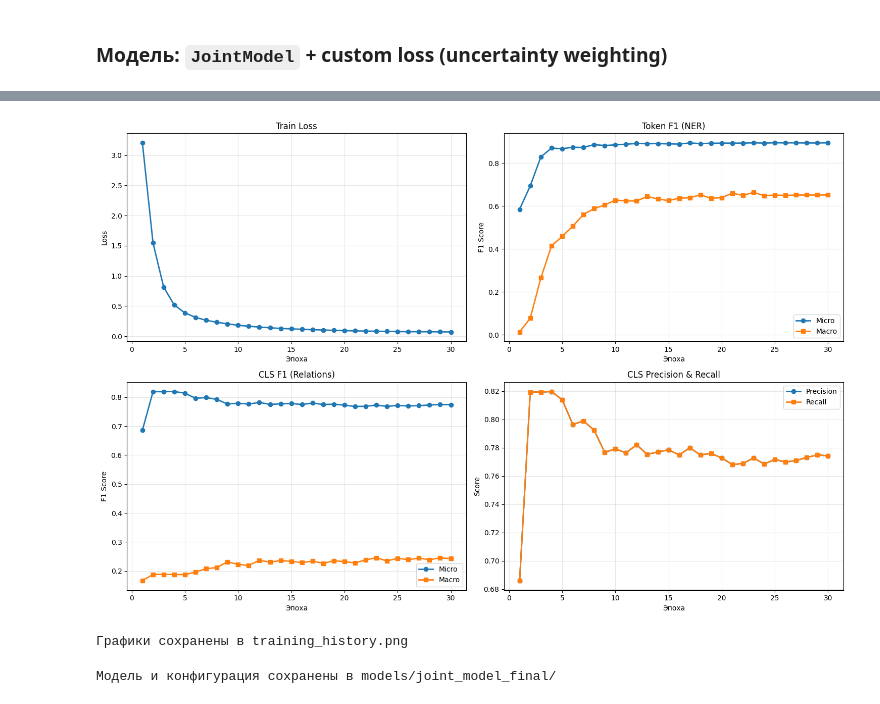
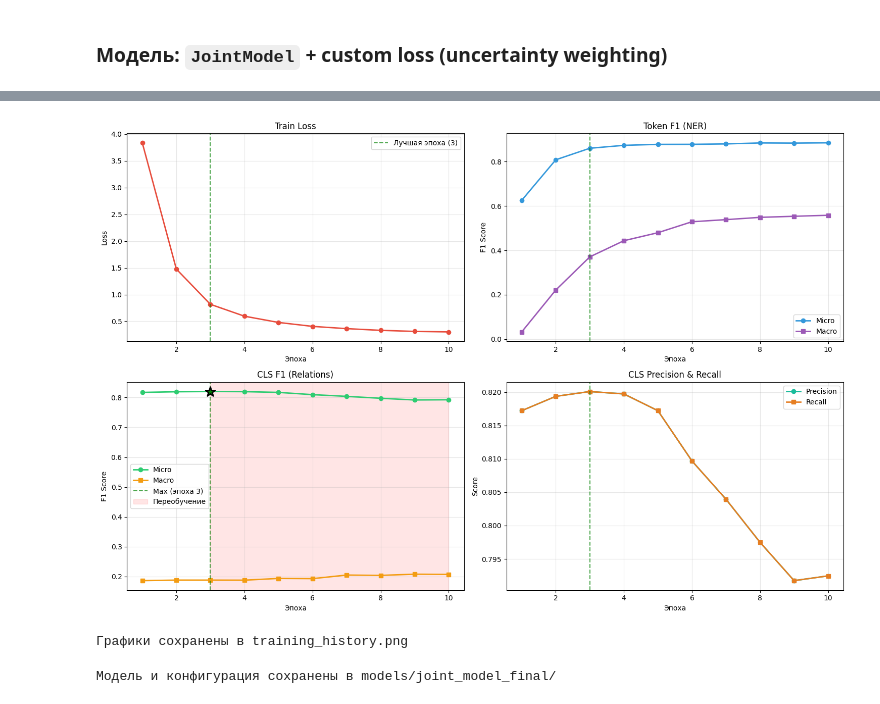
Before and after one commit to AlexandraVanpaga/ner_and_relations_news_ru, a Jupyter notebook: NEREL_MultiTask_Notebook.ipynb, the cells around one changed output, grey strips where cells are left out. Drawn from its saved outputs; the diff is of its cells as text; code cells hidden in the pictures.

Commit message:
final improvements for f1 micro

```diff
--- a/NEREL_MultiTask_Notebook.ipynb
+++ b/NEREL_MultiTask_Notebook.ipynb
@@ -946,7 +946,7 @@ class JointModel(nn.Module):
                  use_uncertainty_weight=True,
                  use_focal_loss=True,
                  focal_gamma_token=2.0,
-                 focal_gamma_cls=1.5,
+                 focal_gamma_cls=2.0,
                  focal_alpha=1.0):
         super().__init__()
 
@@ -1114,8 +1114,8 @@ model = JointModel(
     use_uncertainty_weight=True,
     use_focal_loss=True,
     focal_gamma_token=2.0,  #  Focal Loss для NER
-    focal_gamma_cls=1.5,    #  Focal Loss для CLS
-    focal_alpha=1.0
+    focal_gamma_cls=2.0,    #  Focal Loss для CLS
+    focal_alpha=1.5
 ).to(device)
 
 print("Модель создана с Focal Loss для обеих задач!")
@@ -1137,7 +1137,7 @@ Some weights of the model checkpoint at DeepPavlov/rubert-base-cased were not us
 
 # Гиперпараметры
 learning_rate = 2e-5
-num_epochs = 30
+num_epochs = 10
 warmup_ratio = 0.1
 max_grad_norm = 1.0
 
@@ -1563,6 +1418,9 @@ CLS метрики:
 # %%
 #  ФИНАЛЬНАЯ ОЦЕНКА НА TEST
+
+print("\n" + "="*70)
 print("ФИНАЛЬНАЯ ОЦЕНКА НА TEST SET")
+print("="*70)
 
 # NER
 print("\nNER Задача:")
@@ -1576,6 +1434,7 @@ unique_labels = sorted(set(ner_test_metrics['y_true'] + ner_test_metrics['y_pred
 target_names = [id2label[i] for i in unique_labels]
 
 print("\nДетальный отчёт по классам:")
+from sklearn.metrics import classification_report
 print(classification_report(
     ner_test_metrics['y_true'],
     ner_test_metrics['y_pred'],
@@ -1586,7 +1445,7 @@ print(classification_report(
 ))
 
 # CLS
-print("\nCLS Задача (классификация отношений):")
+print("\n CLS Задача (классификация отношений):")
 cls_test_metrics = evaluate_cls(model, test_dataloader, device)
 
 print(f"CLS F1 (micro): {cls_test_metrics['cls_f1_micro']:.4f}")
@@ -1595,37 +1454,70 @@ print(f"Precision: {cls_test_metrics['cls_precision']:.4f}")
 print(f"Recall: {cls_test_metrics['cls_recall']:.4f}")
 
 #  ВИЗУАЛИЗАЦИЯ
+# Загружаем логи
+
+logs_df = pd.read_csv('training_logs.csv')
+
+# Находим лучшую эпоху по CLS F1
+best_epoch_idx = logs_df['cls_f1_micro'].idxmax()
+best_epoch = int(logs_df.loc[best_epoch_idx, 'epoch'])
+best_cls_f1 = logs_df.loc[best_epoch_idx, 'cls_f1_micro']
 
 fig, axes = plt.subplots(2, 2, figsize=(15, 10))
 
-# Train loss
-axes[0, 0].plot(logs_df['epoch'], logs_df['train_loss'], marker='o', linewidth=2)
+# 1. Train loss
+axes[0, 0].plot(logs_df['epoch'], logs_df['train_loss'], marker='o', linewidth=2, color='#e74c3c')
+axes[0, 0].axvline(x=best_epoch, color='green', linestyle='--', alpha=0.7,
+                   label=f'Лучшая эпоха ({best_epoch})')
 axes[0, 0].set_xlabel('Эпоха')
 axes[0, 0].set_ylabel('Loss')
 axes[0, 0].set_title('Train Loss')
+axes[0, 0].legend()
 axes[0, 0].grid(True, alpha=0.3)
 
-# Token F1
-axes[0, 1].plot(logs_df['epoch'], logs_df['token_f1_micro'], marker='o', label='Micro', linewidth=2)
-axes[0, 1].plot(logs_df['epoch'], logs_df['token_f1_macro'], marker='s', label='Macro', linewidth=2)
+# 2. Token F1
+axes[0, 1].plot(logs_df['epoch'], logs_df['token_f1_micro'], marker='o',
+                label='Micro', linewidth=2, color='#3498db')
+axes[0, 1].plot(logs_df['epoch'], logs_df['token_f1_macro'], marker='s',
+                label='Macro', linewidth=2, color='#9b59b6')
+axes[0, 1].axvline(x=best_epoch, color='green', linestyle='--', alpha=0.7)
 axes[0, 1].set_xlabel('Эпоха')
 axes[0, 1].set_ylabel('F1 Score')
 axes[0, 1].set_title('Token F1 (NER)')
 axes[0, 1].legend()
 axes[0, 1].grid(True, alpha=0.3)
 
-#  CLS F1
-axes[1, 0].plot(logs_df['epoch'], logs_df['cls_f1_micro'], marker='o', label='Micro', linewidth=2)
-axes[1, 0].plot(logs_df['epoch'], logs_df['cls_f1_macro'], marker='s', label='Macro', linewidth=2)
+# 3. CLS F1 с пометкой максимума
+axes[1, 0].plot(logs_df['epoch'], logs_df['cls_f1_micro'], marker='o',
+                label='Micro', linewidth=2, color='#2ecc71')
+axes[1, 0].plot(logs_df['epoch'], logs_df['cls_f1_macro'], marker='s',
+                label='Macro', linewidth=2, color='#f39c12')
+
+# Отмечаем лучшую эпоху вертикальной линией
+axes[1, 0].axvline(x=best_epoch, color='green', linestyle='--', alpha=0.7,
+                   label=f'Max (эпоха {best_epoch})')
+
+# Отмечаем точку максимума звёздочкой
+axes[1, 0].scatter([best_epoch], [best_cls_f1], color='green', s=200,
+                   zorder=5, marker='*', edgecolors='black', linewidths=2)
+
+# Показываем зону переобучения
+if best_epoch < logs_df['epoch'].max():
+    axes[1, 0].axvspan(best_epoch, logs_df['epoch'].max(), alpha=0.1,
+                       color='red', label='Переобучение')
+
 axes[1, 0].set_xlabel('Эпоха')
 axes[1, 0].set_ylabel('F1 Score')
 axes[1, 0].set_title('CLS F1 (Relations)')
 axes[1, 0].legend()
 axes[1, 0].grid(True, alpha=0.3)
 
-#  CLS Precision & Recall
-axes[1, 1].plot(logs_df['epoch'], logs_df['cls_precision'], marker='o', label='Precision', linewidth=2)
-axes[1, 1].plot(logs_df['epoch'], logs_df['cls_recall'], marker='s', label='Recall', linewidth=2)
+# 4. CLS Precision & Recall
+axes[1, 1].plot(logs_df['epoch'], logs_df['cls_precision'], marker='o',
+                label='Precision', linewidth=2, color='#1abc9c')
+axes[1, 1].plot(logs_df['epoch'], logs_df['cls_recall'], marker='s',
+                label='Recall', linewidth=2, color='#e67e22')
+axes[1, 1].axvline(x=best_epoch, color='green', linestyle='--', alpha=0.7)
 axes[1, 1].set_xlabel('Эпоха')
 axes[1, 1].set_ylabel('Score')
 axes[1, 1].set_title('CLS Precision & Recall')
@@ -1658,4 +1550,4 @@ Recall: 0.7742
-[figure, old version]
+[figure, new version]
 Графики сохранены в training_history.png
 # %%
 #  СОХРАНЕНИЕ МОДЕЛИ
```
Also changed, not shown: parts of 14 cells of this notebook, 4 other files.
